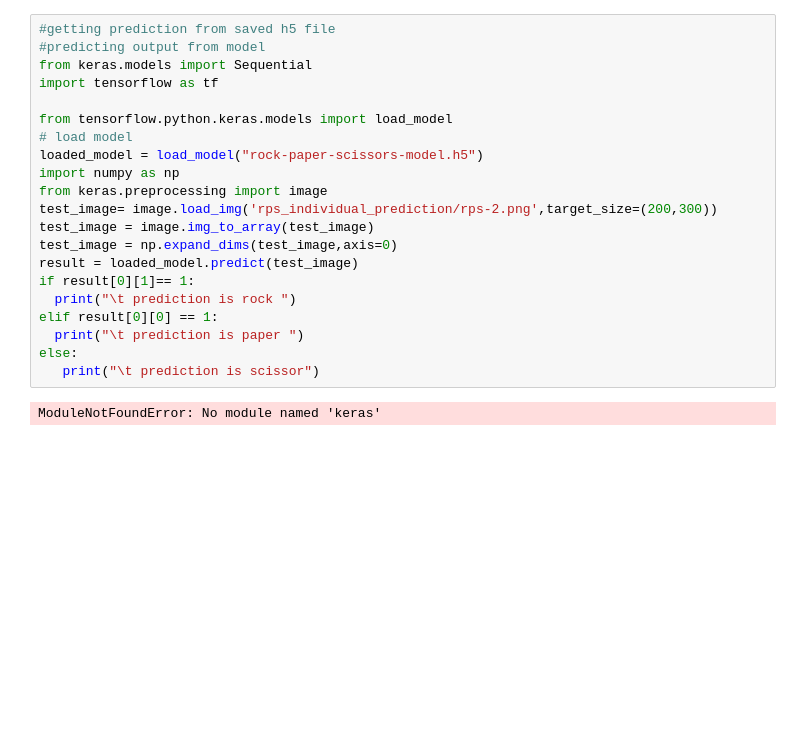
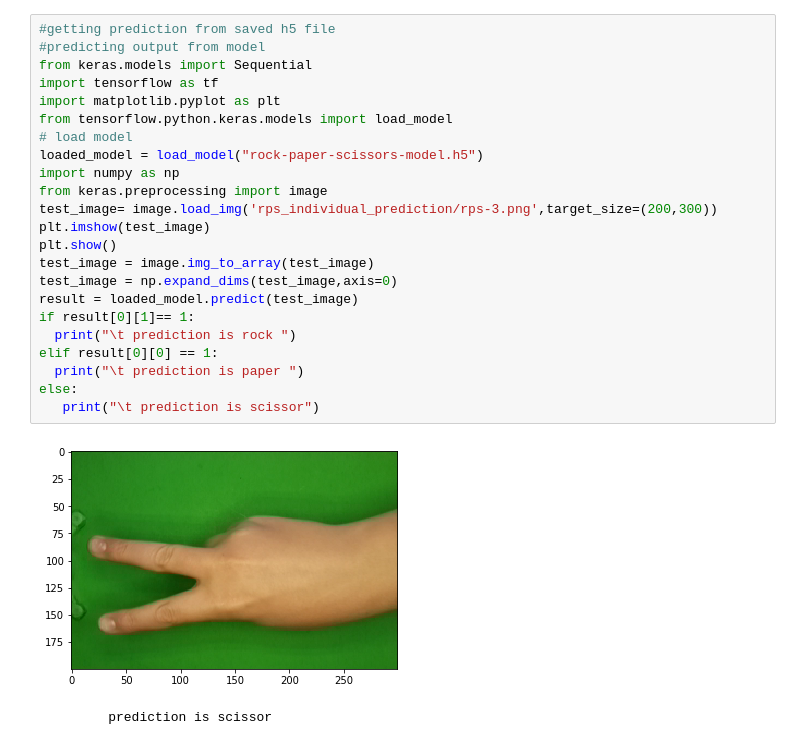
Before and after one commit to jitendramishra1024/computerVisionProjects, a Jupyter notebook: 02.ROCK_PAPER_SCISSOR_MULTICLASS_CLASSIFIER/RPS_Individual_prediction.ipynb, the cells around one changed output. Cells and saved outputs as stored; diff of their text form; blank space fills up the shorter version.

```diff
--- a/02.ROCK_PAPER_SCISSOR_MULTICLASS_CLASSIFIER/RPS_Individual_prediction.ipynb
+++ b/02.ROCK_PAPER_SCISSOR_MULTICLASS_CLASSIFIER/RPS_Individual_prediction.ipynb
@@ -1,23 +1,26 @@
 # %%
 #getting prediction from saved h5 file
 #predicting output from model
 from keras.models import Sequential
 import tensorflow as tf
-
+import matplotlib.pyplot as plt
 from tensorflow.python.keras.models import load_model
 # load model
 loaded_model = load_model("rock-paper-scissors-model.h5")
 import numpy as np
 from keras.preprocessing import image
-test_image= image.load_img('rps_individual_prediction/rps-2.png',target_size=(200,300))
+test_image= image.load_img('rps_individual_prediction/rps-3.png',target_size=(200,300))
+plt.imshow(test_image)
+plt.show()
 test_image = image.img_to_array(test_image)
 test_image = np.expand_dims(test_image,axis=0)
 result = loaded_model.predict(test_image)
 if result[0][1]== 1:
   print("\t prediction is rock ")
 elif result[0][0] == 1:
   print("\t prediction is paper ")
 else:
    print("\t prediction is scissor")
 # %% [output]
+[figure, added]
-ModuleNotFoundError: No module named 'keras'
+         prediction is scissor
```
